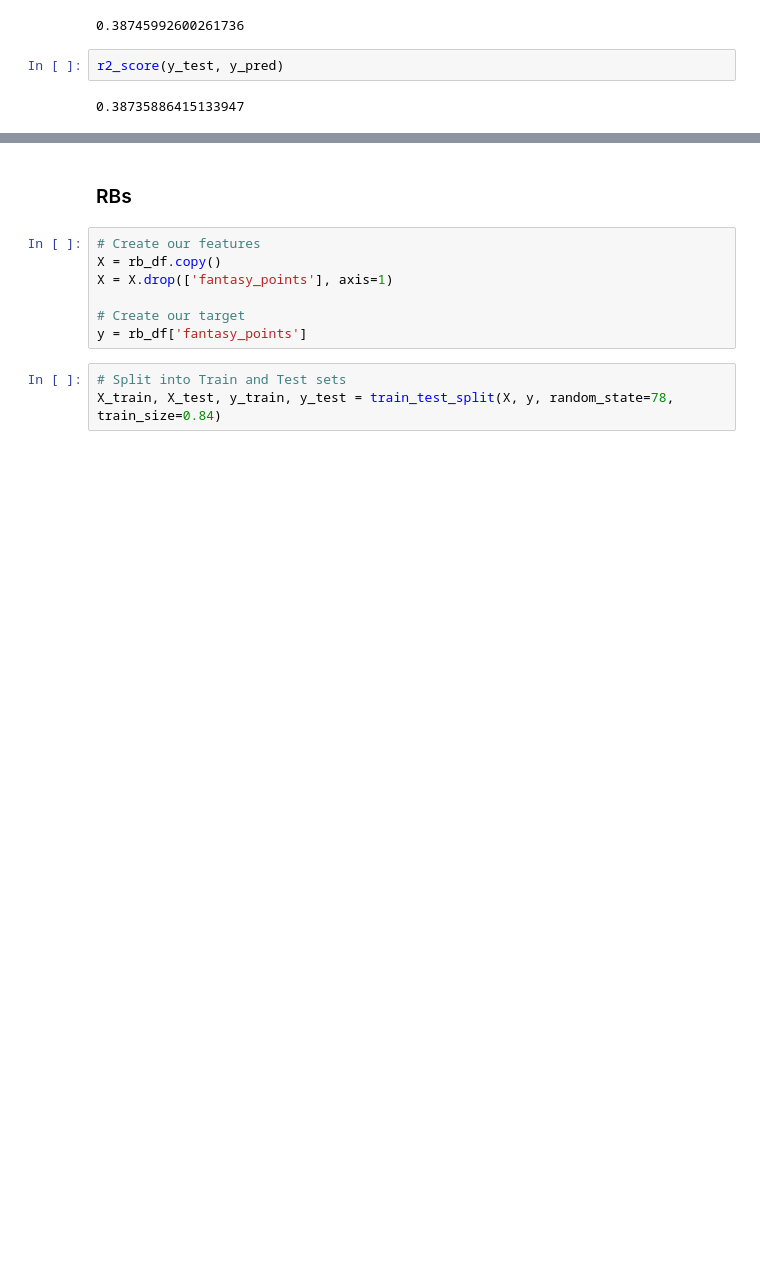
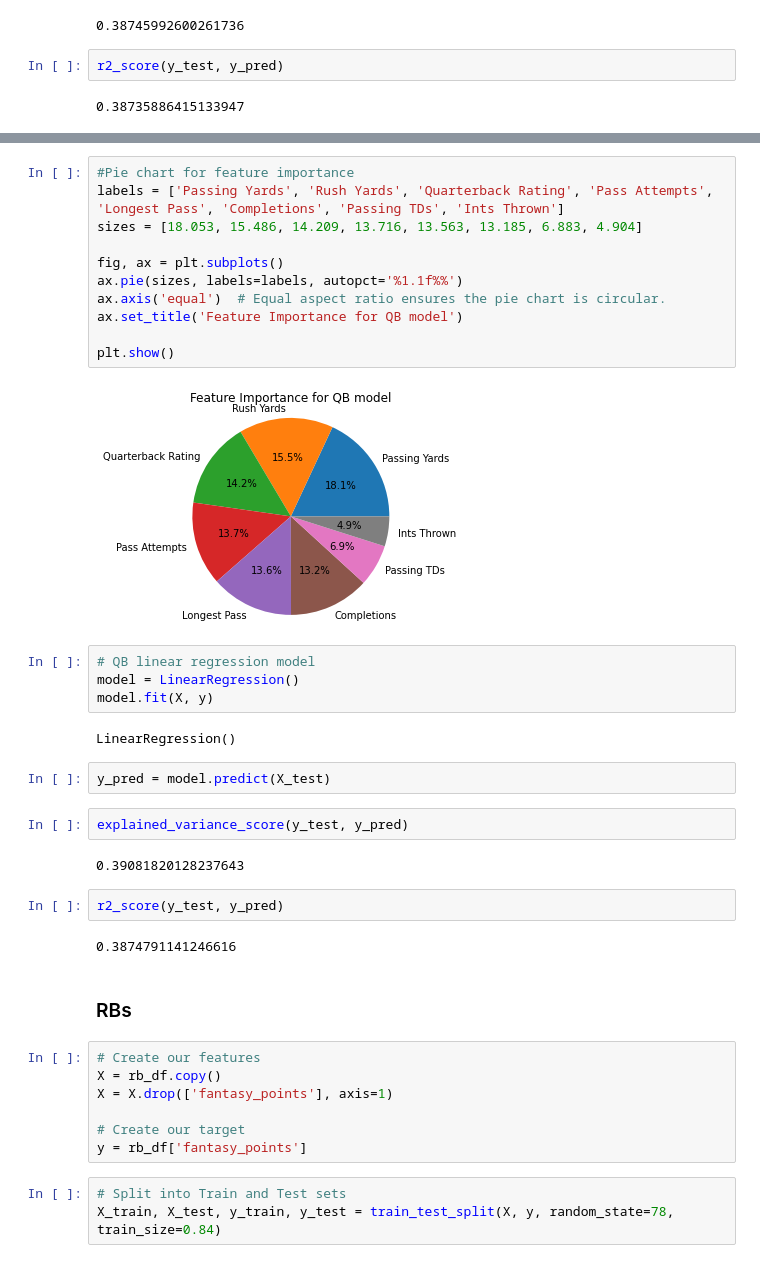
Before and after one commit to sbull32/team_cautious_waffle, a Jupyter notebook: waffles_ml_model.ipynb, the cells around one changed output, grey strips where cells are left out. Cells and saved outputs as stored; diff of their text form; blank space fills up the shorter version.

```diff
--- a/waffles_ml_model.ipynb
+++ b/waffles_ml_model.ipynb
@@ -369,3 +361,32 @@ r2_score(y_test, y_pred)
+# %%
+#Pie chart for feature importance
+labels = ['Passing Yards', 'Rush Yards', 'Quarterback Rating', 'Pass Attempts', 'Longest Pass', 'Completions', 'Passing TDs', 'Ints Thrown']
+sizes = [18.053, 15.486, 14.209, 13.716, 13.563, 13.185, 6.883, 4.904]
+
+fig, ax = plt.subplots()
+ax.pie(sizes, labels=labels, autopct='%1.1f%%')
+ax.axis('equal')  # Equal aspect ratio ensures the pie chart is circular.
+ax.set_title('Feature Importance for QB model')
+
+plt.show()
+# %% [output]
+[figure, added]
+# %%
+# QB linear regression model
+model = LinearRegression()
+model.fit(X, y)
+# %% [output]
+LinearRegression()
+# %%
+y_pred = model.predict(X_test)
+# %%
+explained_variance_score(y_test, y_pred)
+# %% [output]
+0.39081820128237643
+# %%
+r2_score(y_test, y_pred)
+# %% [output]
+0.3874791141246616
 # %% [markdown]
 ### RBs
 # %%
```
Also changed, not shown: parts of 44 cells of this notebook.
